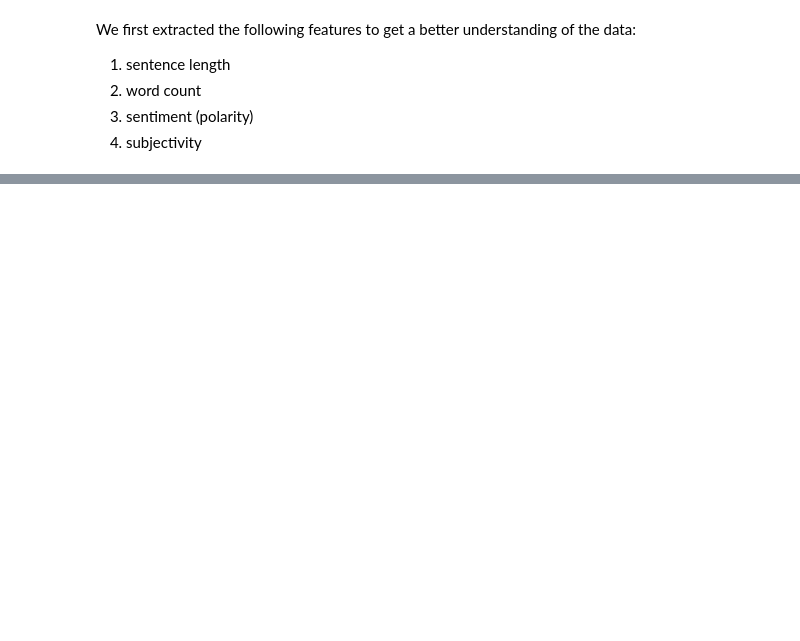
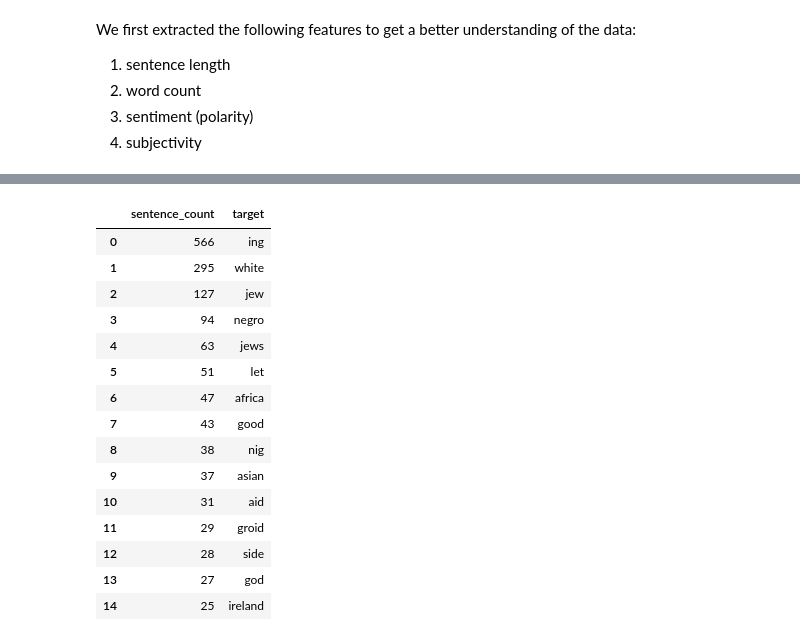
Before and after one commit to tenglina/Hate-Speech-Recognition, a Jupyter notebook: final version.ipynb, the cells around one changed output, grey strips where cells are left out. Saved outputs shown, nothing was run; the diff lists cells and outputs as text; code cells hidden in the pictures; blank space fills up the shorter version.

```diff
--- a/final version.ipynb
+++ b/final version.ipynb
@@ -137,0 +277,12 @@ We can see the main target for these comments are blacks and jews with some mino
+# %%
+hateText = comb_data[comb_data['label'] == 'hate']['text'].str.lower()
+docs = list(nlp.pipe(hateText, disable=["ner", "textcat"]))
+# %%
+nouns = set([token.lemma_
+  for doc in docs
+  for token in doc
+  if token.dep_ == 'nsubj' and not token.is_stop and len(token) > 2
+])
+
+pairs = [(hateText.str.contains(nn).sum(), nn) for nn in nouns]
+targetsDf = pd.DataFrame(pairs, columns=["sentence_count", "target"])
@@ -137,0 +314,28 @@ We can see the main target for these comments are blacks and jews with some mino
+# %%
+toRemove = ['er','lack','one','use','man','ted','people','way','race',
+ 'red','cause','non','ape','rat','time','son','country','don','thing',
+ 'school','world','child','hate','work','kid','lie','nation','scum','hell','mud',
+ 'filth','human','sex','house','being','car','arm','place','crime','guy',
+ 'crap','breed','news','town','male'
+]
+
+targetsDf[~targetsDf['target'].str.contains("|".join(toRemove))]\
+  .sort_values(by="sentence_count", ascending=False)\
+  .reset_index(drop=True).head(15)
+# %% [output]
+|  | sentence_count | target |
+| 0 | 566 | ing |
+| 1 | 295 | white |
+| 2 | 127 | jew |
+| 3 | 94 | negro |
+| 4 | 63 | jews |
+| 5 | 51 | let |
+| 6 | 47 | africa |
+| 7 | 43 | good |
+| 8 | 38 | nig |
+| 9 | 37 | asian |
+| 10 | 31 | aid |
+| 11 | 29 | groid |
+| 12 | 28 | side |
+| 13 | 27 | god |
+| 14 | 25 | ireland |
```
Also changed, not shown: parts of 33 cells of this notebook.
